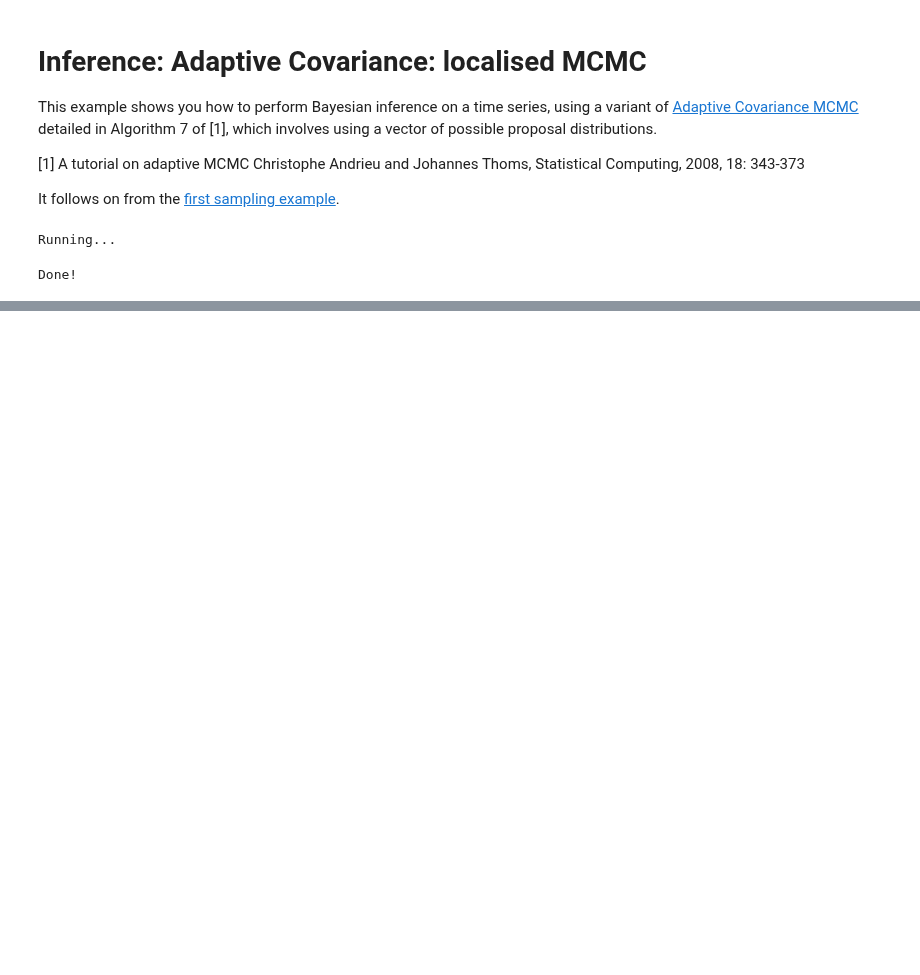
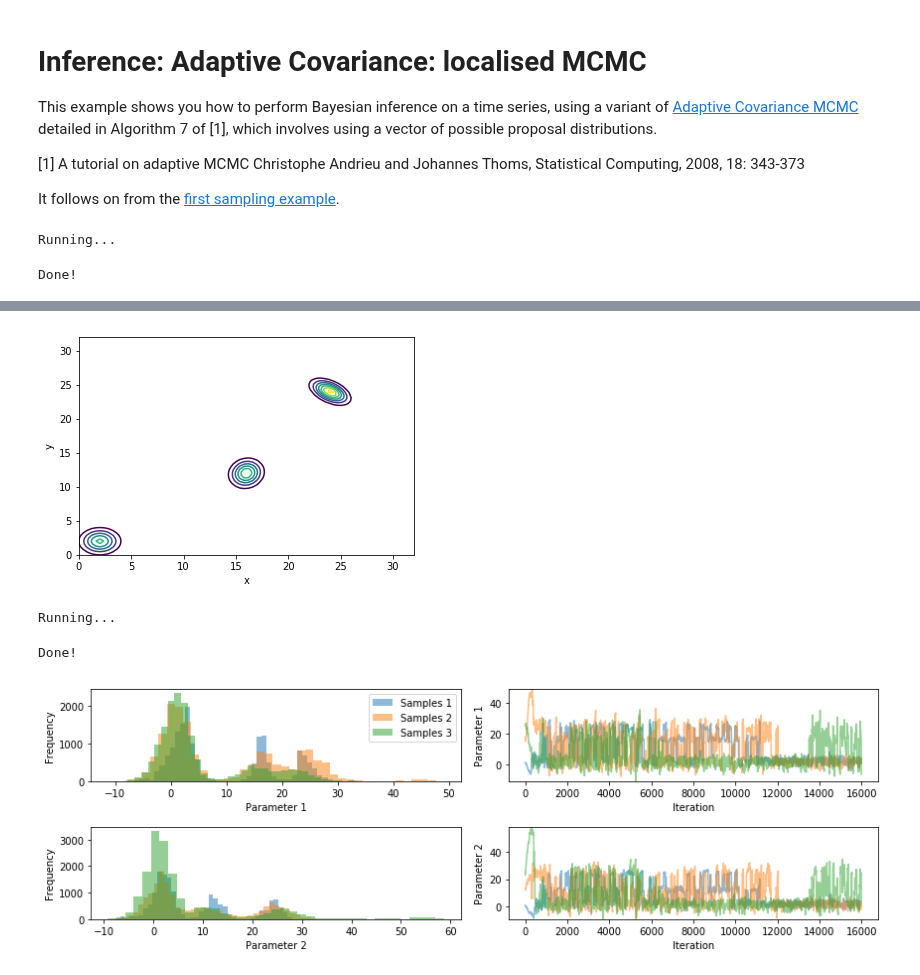
Before and after one commit to pints-team/pints, a Jupyter notebook: examples/sampling-adaptive-covariance-localised.ipynb, the cells around one changed output, grey strips where cells are left out. Saved outputs shown, nothing was run; the diff lists cells and outputs as text; code cells hidden in the pictures; blank space fills up the shorter version.

Commit message:
Added multimodal example for localised sampling in the notebook -- works quite well

```diff
--- a/examples/sampling-adaptive-covariance-localised.ipynb
+++ b/examples/sampling-adaptive-covariance-localised.ipynb
@@ -87,0 +88,62 @@ plt.show()
+# %%
+import os
+os.chdir('C:/Users/bclamber/Desktop/AllPints/pints4/pints')
+from __future__ import print_function
+import pints
+import pints.toy as toy
+import pints.plot
+import numpy as np
+import matplotlib.pyplot as plt
+
+# Load a multi-modal logpdf
+log_pdf = pints.toy.MultimodalNormalLogPDF(
+    [
+        [2, 2],
+        [16, 12],
+        [24, 24],
+    ],
+    [
+        [[1.2, 0.0], [0.0, 1.2]],
+        [[0.8, 0.2], [0.1, 1.4]],
+        [[1.0, 0.5], [-0.5, 1.0]],
+    ]
+)
+
+# Contour plot of pdf
+x = np.linspace(0, 32, 80)
+y = np.linspace(0, 32, 80)
+X, Y = np.meshgrid(x, y)
+Z = np.exp([[log_pdf([i, j]) for i in x] for j in y])
+plt.contour(X, Y, Z)
+plt.xlabel('x')
+plt.ylabel('y')
+plt.show()
+
+# Choose starting points for 3 mcmc chains
+xs = [[1, 1], [15, 13], [25, 23]]
+
+# Create mcmc routine
+mcmc = pints.MCMCSampling(log_pdf, 3, xs, method=pints.AdaptiveCovarianceLocalisedMCMC)
+
+# Add stopping criterion
+mcmc.set_max_iterations(16000)
+
+# Disable logging mode
+mcmc.set_log_to_screen(False)
+
+# Run!
+print('Running...')
+chains = mcmc.run()
+print('Done!')
+
+# Show traces and histograms
+pints.plot.trace(chains)
+plt.show()
+
+# Discard warm up
+chains = chains[:, 2000:, :]
+# %% [output]
+[figure, added]
+Running...
+Done!
+[figure, added]
```
Also changed, not shown: parts of 1 cell of this notebook, 2 other files.
